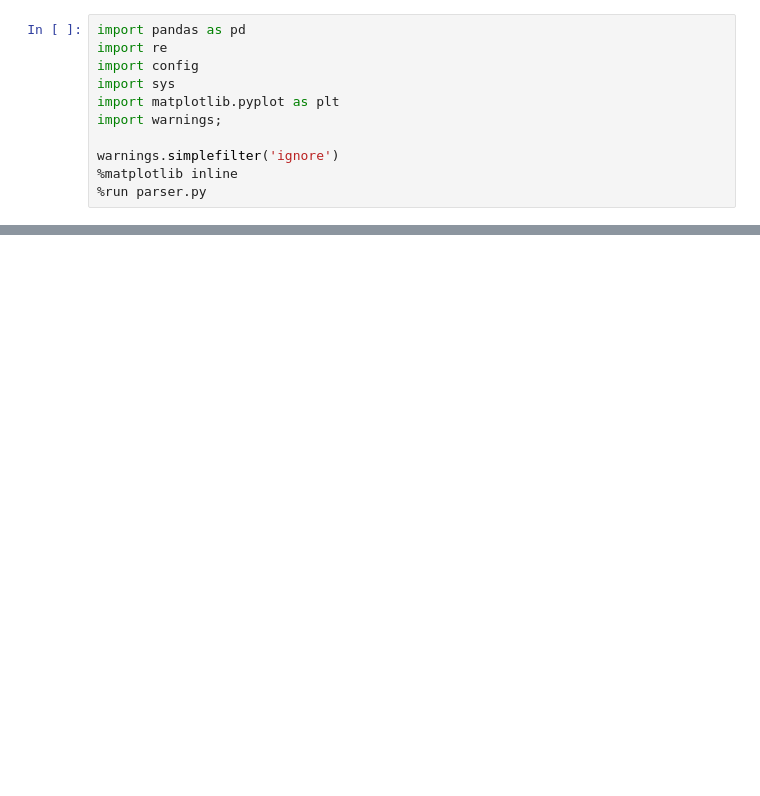
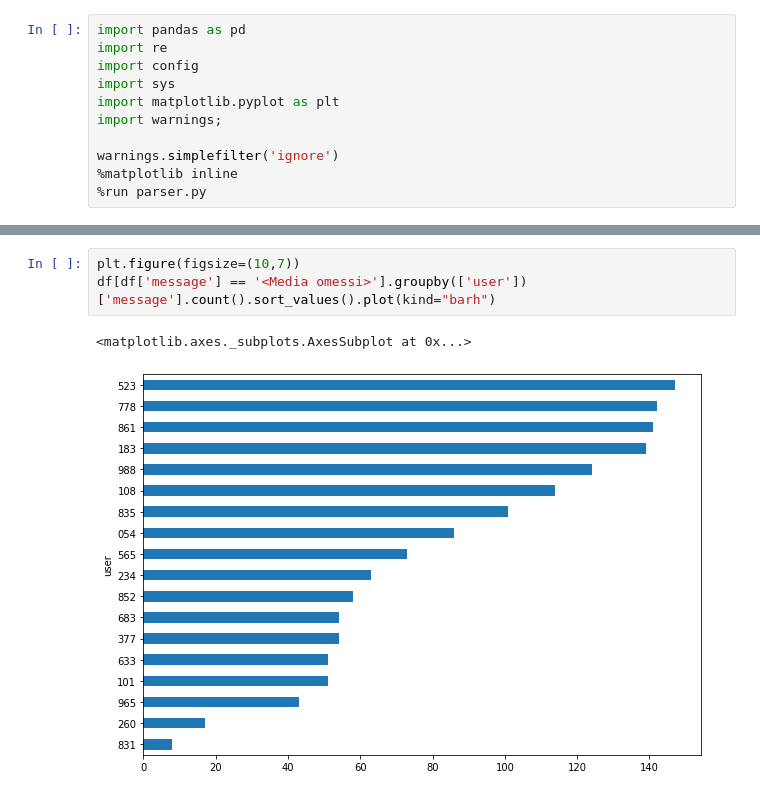
Before and after one commit to ftrova1/Whatsapp-chat-analysis, a Jupyter notebook: analyzer/wa_analysis.ipynb, the cells around one changed output, grey strips where cells are left out. Cells and saved outputs as stored; diff of their text form; blank space fills up the shorter version.

```diff
--- a/analyzer/wa_analysis.ipynb
+++ b/analyzer/wa_analysis.ipynb
@@ -55,0 +56,6 @@ df.groupby(df["Date"].dt.hour)['Author'].count().plot(kind="bar")
+# %%
+plt.figure(figsize=(10,7))
+df[df['message'] == '<Media omessi>'].groupby(['user'])['message'].count().sort_values().plot(kind="barh")
+# %% [output]
+<matplotlib.axes._subplots.AxesSubplot at 0x...>
+[figure, added]
```
Also changed, not shown: parts of 10 cells of this notebook.
